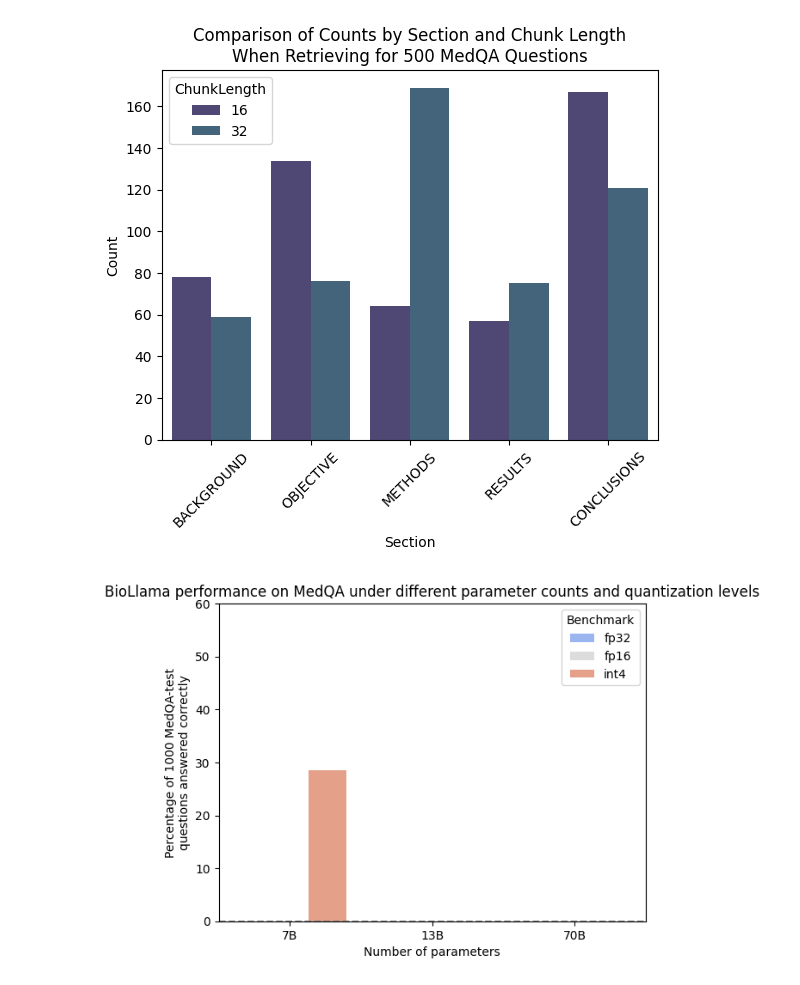
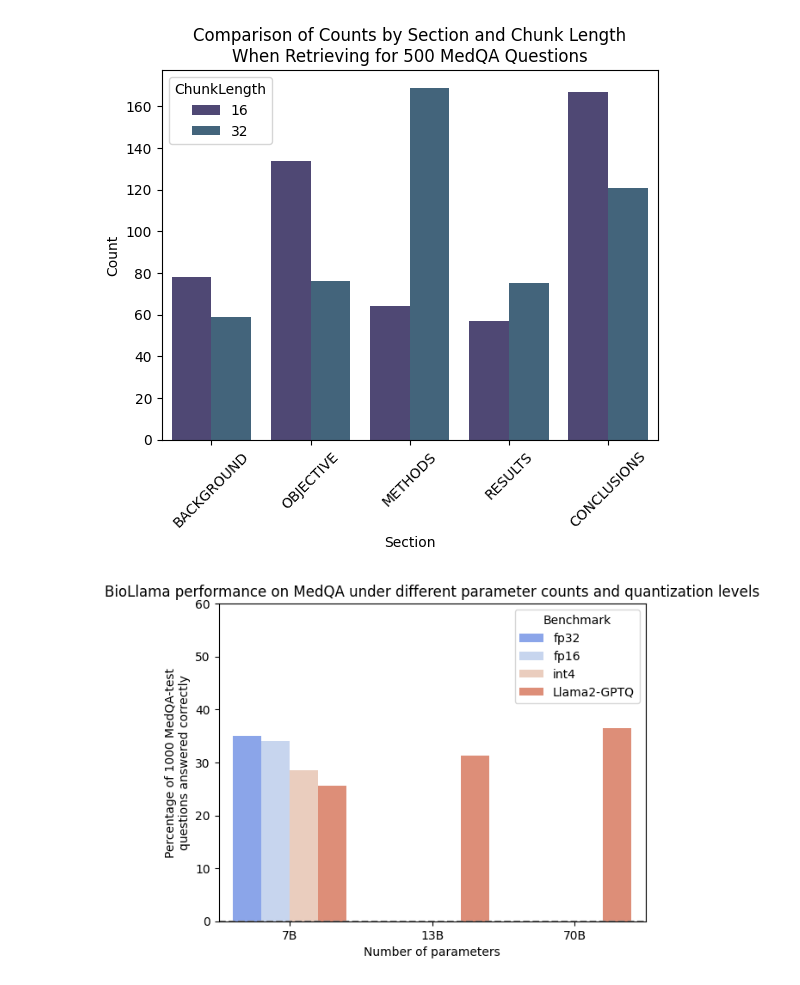
Before and after one commit to Neelectric/BioLlama, a Jupyter notebook: graphs&tables.ipynb, the cells around one changed output. Drawn from its saved outputs; the diff is of its cells as text; code cells hidden in the pictures.

```diff
--- a/graphs&tables.ipynb
+++ b/graphs&tables.ipynb
@@ -196,45 +196,50 @@ mode = ["7B", "13B", "70B"]
 
 # Define the dataframes
 data1 = {'Parameter count': ["7B", "13B", "70B"],
-        'MedQA Performance': [0, 0, 0],
+        'MedQA Performance': [35, 0, 0],
         'Benchmark': ["fp32"] * 3}
 df1 = pd.DataFrame(data1)
 
 data2 = {'Parameter count': ["7B", "13B", "70B"],
-        'MedQA Performance': [0, 0, 0],
+        'MedQA Performance': [34, 0, 0],
         'Benchmark': ["fp16"] * 3}
 df2 = pd.DataFrame(data2)
 
 data3 = {'Parameter count': ["7B", "13B", "70B"],
-        'MedQA Performance': [28.5, 0, 0],
+        'MedQA Performance': [28.5, 30, 0],
         'Benchmark': ["int4"] * 3}
 df3 = pd.DataFrame(data3)
 
+data4 = {'Parameter count': ["7B", "13B", "70B"],
+        'MedQA Performance': [25.6, 31.3, 36.4],
+        'Benchmark': ["Llama2-GPTQ"] * 3}
+df4 = pd.DataFrame(data4)
+
 
 # Combine the DataFrames
-df = pd.concat([df1, df2, df3])
+df = pd.concat([df1, df2, df3, df4])
 
 # Create a diverging color palette for positive and negative values
 palette = sns.color_palette("coolwarm", n_colors=len(df['Benchmark'].unique()))
 
 # Create the bar plot with Seaborn
 sns.barplot(x="Parameter count", y="MedQA Performance", hue="Benchmark", palette=palette, data=df)
 
 #set the y max to be 60
 plt.ylim(0, 60)
 
 # Rotate x-axis labels for better readability
 plt.xticks(rotation=0)
 
 # Add a title and labels
 plt.title("BioLlama performance on MedQA under different parameter counts and quantization levels")
 plt.xlabel("Number of parameters")
 plt.ylabel("Percentage of 1000 MedQA-test\nquestions answered correctly")
 
 # Add a horizontal line at zero for visual clarity
 plt.axhline(0, color='gray', linestyle='--')
 
 # Show the plot
 plt.show()
 # %% [output]
-[figure, old version]
+[figure, new version]
```
Also changed, not shown: parts of 1 cell of this notebook, 7 other files.
